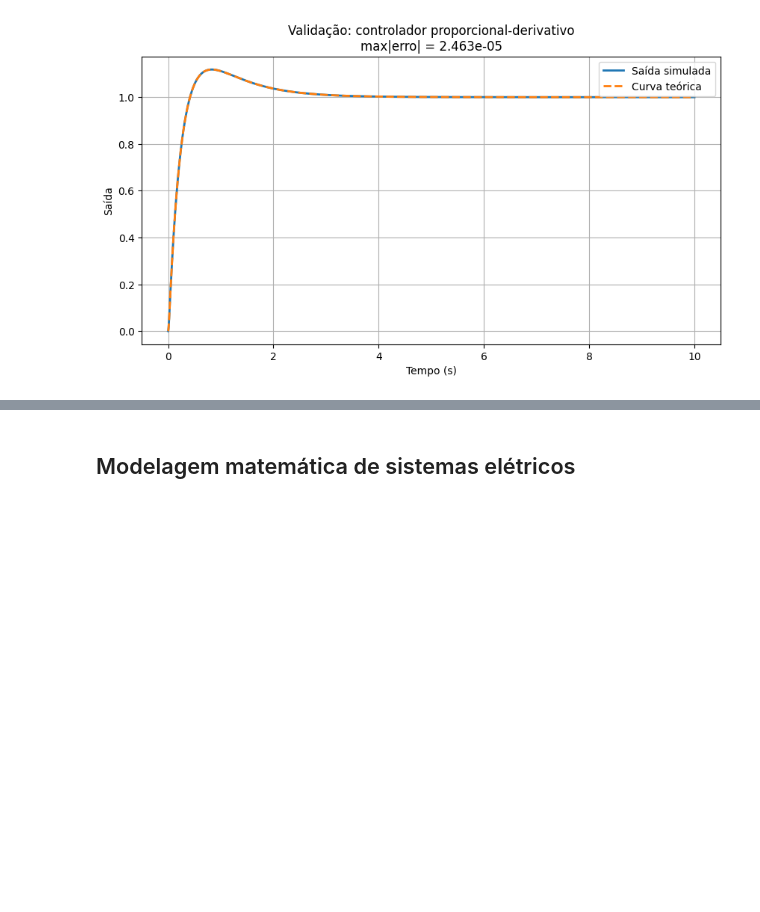
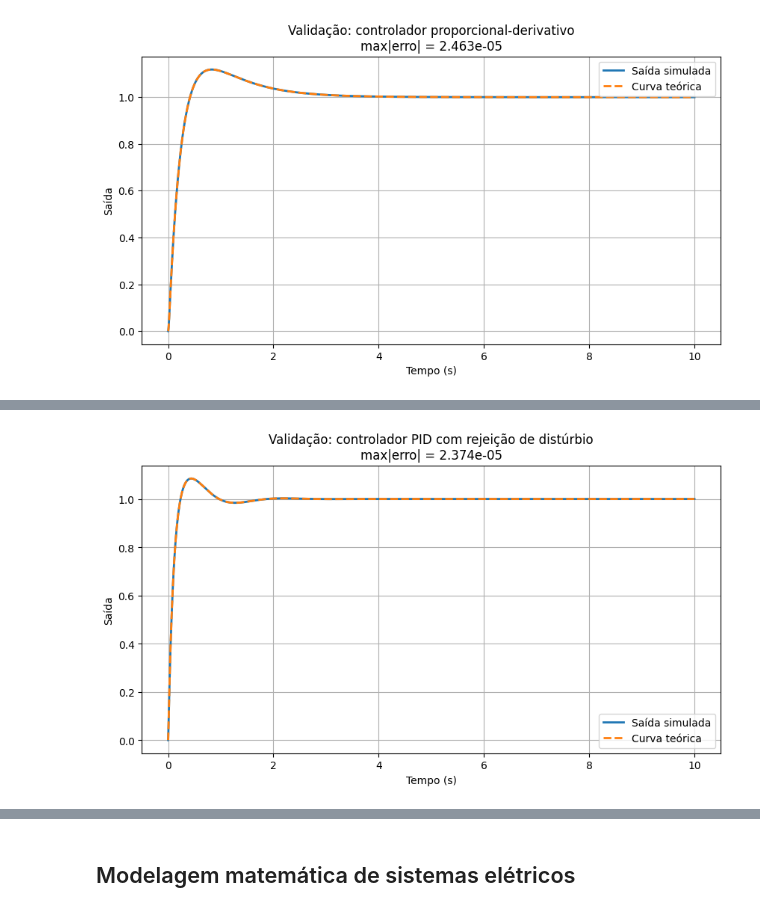
Before and after one commit to mshoji-ufrj/cssim, a Jupyter notebook: cssim_notebook_validation.ipynb, the cells around one changed output, grey strips where cells are left out. Cells and saved outputs as stored; diff of their text form; code cells hidden in the pictures; blank space fills up the shorter version.

```diff
--- a/cssim_notebook_validation.ipynb
+++ b/cssim_notebook_validation.ipynb
@@ -603,0 +894,32 @@ A figura acima mostra o controle proporcional-integral-derivativo (PID) de uma p
+# %%
+Kp = 47.0
+Ti = 0.29375
+Td = 0.2213
+alpha = Td / 100.0
+params = {"Kp": Kp, "Ti": Ti, "Td": Td}
+
+plant_num = [1.0]
+plant_den = [1.0, 3.6, 9.0]
+controller_num = [Kp * Ti * (alpha + Td), Kp * (Ti + alpha), Kp]
+controller_den = [Ti * alpha, Ti, 0.0]
+
+open_loop_num = np.polymul(controller_num, plant_num)
+open_loop_den = np.polymul(controller_den, plant_den)
+closed_den = np.polyadd(open_loop_den, open_loop_num)
+reference_num = open_loop_num
+disturbance_num = controller_den
+
+t, y_sim = simulate_case("diagrams/pid-disturbance.json", params)
+c_ref_t, y_reference = time_response_from_laplace(reference_num, closed_den, 1 / s_sym, t)
+c_dist_t, y_disturbance = time_response_from_laplace(disturbance_num, closed_den, 1 / s_sym, t)
+c_t = sp.simplify(c_ref_t + c_dist_t)
+y_theory = y_reference + y_disturbance
+show_time_equation(c_t)
+
+plot_validation(
+    t,
+    y_sim,
+    y_theory,
+    "Validação: controlador PID com rejeição de distúrbio",
+)
+# %% [output]
@@ -604,3 +927,4 @@ A figura acima mostra o controle proporcional-integral-derivativo (PID) de uma p
+[figure, added]
 # %% [markdown]
 ### Regras de Ziegler-Nichols para sintonia de controladores PID
 
```
Also changed, not shown: parts of 3 cells of this notebook, 2 other files.
